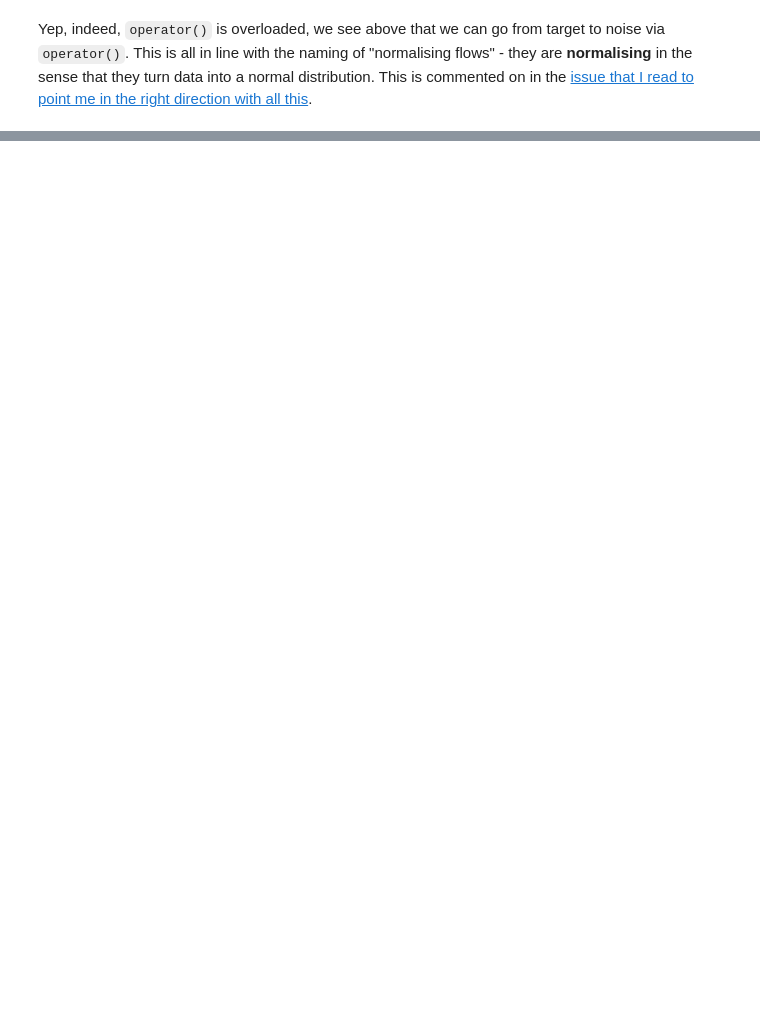
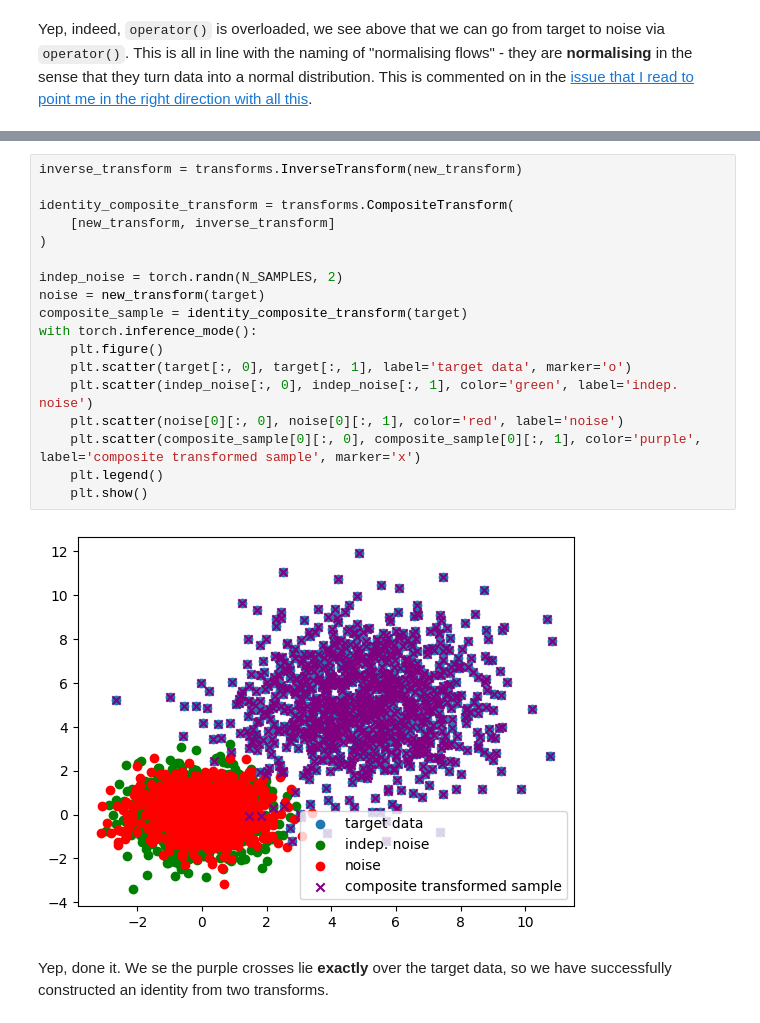
Before and after one commit to rjhunter999/ip-calibration-with-nflows, a Jupyter notebook: notebooks/extracting_transformations.ipynb, the cells around one changed output, grey strips where cells are left out. Cells and saved outputs as stored; diff of their text form; blank space fills up the shorter version.

Commit message:
Demonstrated how to put together composite transforms. Summarised notebook

```diff
--- a/notebooks/extracting_transformations.ipynb
+++ b/notebooks/extracting_transformations.ipynb
@@ -248,0 +257,22 @@ Yep, indeed, `operator()` is overloaded, we see above that we can go from target
+# %%
+inverse_transform = transforms.InverseTransform(new_transform)
+
+identity_composite_transform = transforms.CompositeTransform(
+    [new_transform, inverse_transform]
+)
+
+indep_noise = torch.randn(N_SAMPLES, 2)
+noise = new_transform(target)
+composite_sample = identity_composite_transform(target)
+with torch.inference_mode():
+    plt.figure()
+    plt.scatter(target[:, 0], target[:, 1], label='target data', marker='o')
+    plt.scatter(indep_noise[:, 0], indep_noise[:, 1], color='green', label='indep. noise')
+    plt.scatter(noise[0][:, 0], noise[0][:, 1], color='red', label='noise')
+    plt.scatter(composite_sample[0][:, 0], composite_sample[0][:, 1], color='purple', label='composite transformed sample', marker='x')
+    plt.legend()
+    plt.show()
+# %% [output]
+[figure, added]
+# %% [markdown]
+Yep, done it. We se the purple crosses lie **exactly** over the target data, so we have successfully constructed an identity from two transforms.
```
Also changed, not shown: parts of 10 cells of this notebook.
